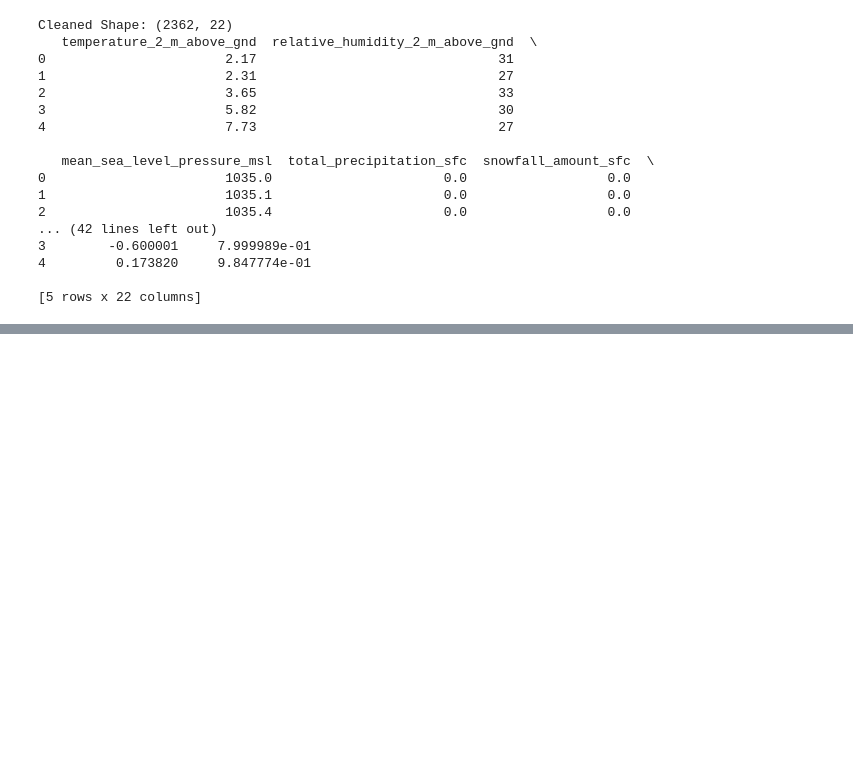
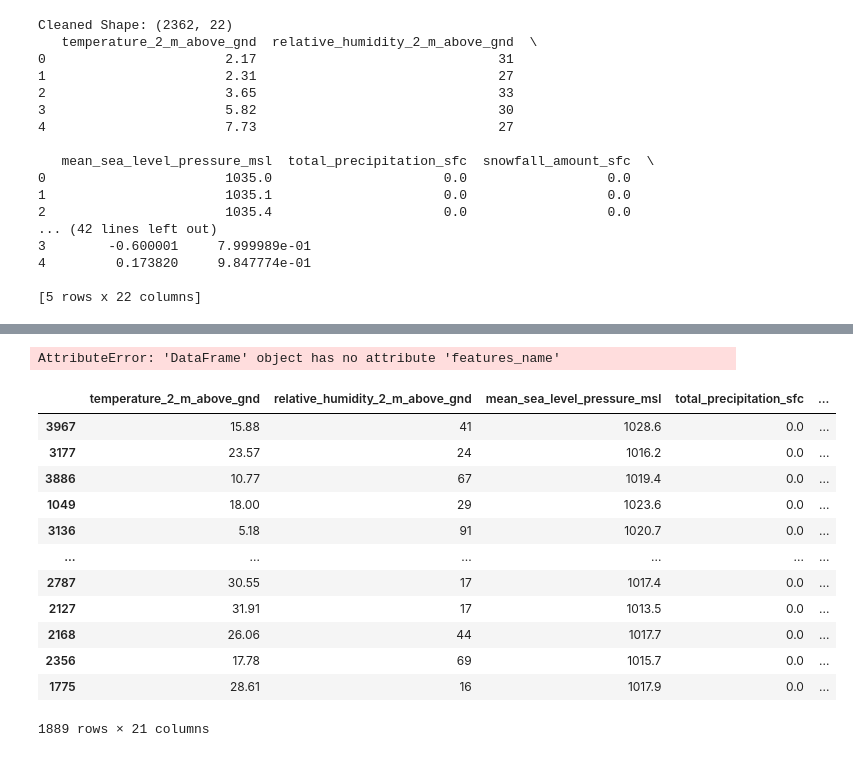
Before and after one commit to Anirudh-020505/Solar-Energy-Forecasting, a Jupyter notebook: solarForecasting.ipynb, the cells around one changed output, grey strips where cells are left out. Saved outputs shown, nothing was run; the diff lists cells and outputs as text; code cells hidden in the pictures; blank space fills up the shorter version.

```diff
--- a/solarForecasting.ipynb
+++ b/solarForecasting.ipynb
@@ -103,0 +116,9 @@ Cleaned Shape: (2362, 22)
+# %%
+dataset.columns=df.features_name
+# %% [output]
+AttributeError: 'DataFrame' object has no attribute 'features_name'
+# %%
+#features
+X = df.drop(columns=["generated_power_kw"])
+#target
+y=df["generated_power_kw"]
@@ -103,0 +129,16 @@ Cleaned Shape: (2362, 22)
+# %%
+X_train
+# %% [output]
+|  | temperature_2_m_above_gnd | relative_humidity_2_m_above_gnd | mean_sea_level_pressure_msl | total_precipitation_sfc | ... |
+| 3967 | 15.88 | 41 | 1028.6 | 0.0 | ... |
+| 3177 | 23.57 | 24 | 1016.2 | 0.0 | ... |
+| 3886 | 10.77 | 67 | 1019.4 | 0.0 | ... |
+| 1049 | 18.00 | 29 | 1023.6 | 0.0 | ... |
+| 3136 | 5.18 | 91 | 1020.7 | 0.0 | ... |
+| ... | ... | ... | ... | ... | ... |
+| 2787 | 30.55 | 17 | 1017.4 | 0.0 | ... |
+| 2127 | 31.91 | 17 | 1013.5 | 0.0 | ... |
+| 2168 | 26.06 | 44 | 1017.7 | 0.0 | ... |
+| 2356 | 17.78 | 69 | 1015.7 | 0.0 | ... |
+| 1775 | 28.61 | 16 | 1017.9 | 0.0 | ... |
+1889 rows × 21 columns
```
Also changed, not shown: parts of 10 cells of this notebook.
